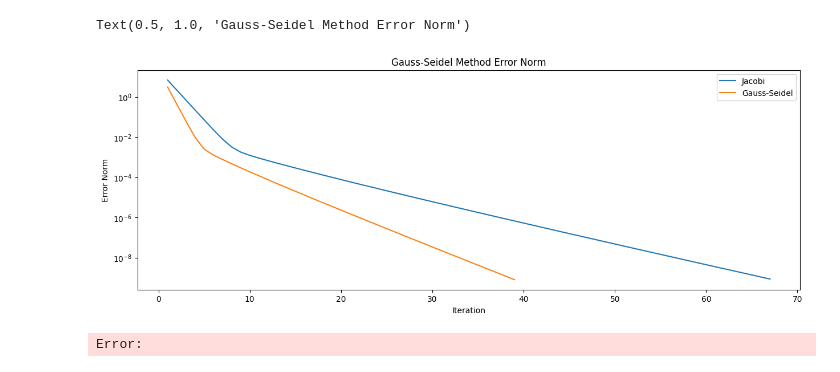
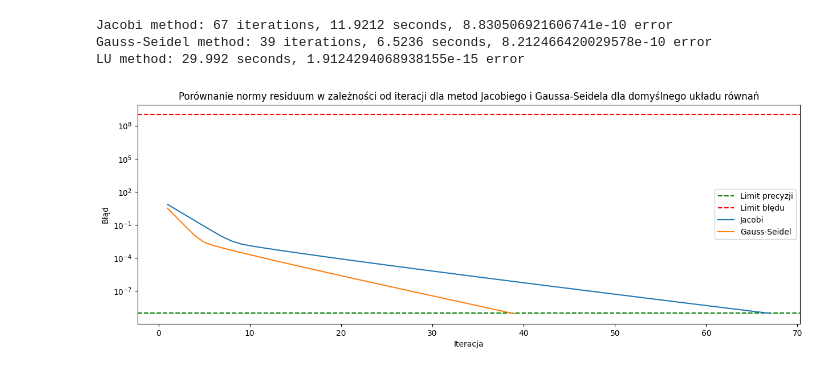
Before and after one commit to KanarekLife/NM, a Jupyter notebook: Project02/src/main.ipynb, the cells around one changed output. Drawn from its saved outputs; the diff is of its cells as text; code cells hidden in the pictures.

```diff
--- a/Project02/src/main.ipynb
+++ b/Project02/src/main.ipynb
@@ -122,14 +59,27 @@ $\displaystyle X = \begin{bmatrix}
-# %%
-plt.figure(figsize=(15, 5))
-plt.yscale("log")
-plt.plot(jacobi_e)
-plt.plot(gauss_e)
-plt.xlabel("Iteration")
-plt.ylabel("Error Norm")
-plt.legend(["Jacobi", "Gauss-Seidel"])
-plt.title("Gauss-Seidel Method Error Norm")
-# %% [output]
-Text(0.5, 1.0, 'Gauss-Seidel Method Error Norm')
-[figure, removed]
-Error:
+# %%
+jacobi_result = solve_jacobi(a, b)
+gauss_seidel_result = solve_gauss_seidel(a, b)
+lu_result = solve_lu(a, b)
+# %%
+print(f'Jacobi method: {jacobi_result.iterations} iterations, {round(jacobi_result.took, 4)} seconds, {jacobi_result.errors[-1]} error')
+print(f'Gauss-Seidel method: {gauss_seidel_result.iterations} iterations, {round(gauss_seidel_result.took, 4)} seconds, {gauss_seidel_result.errors[-1]} error')
+print(f'LU method: {round(lu_result.took, 4)} seconds, {lu_result.error} error')
+# %% [output]
+Jacobi method: 67 iterations, 11.9212 seconds, 8.830506921606741e-10 error
+Gauss-Seidel method: 39 iterations, 6.5236 seconds, 8.212466420029578e-10 error
+LU method: 29.992 seconds, 1.9124294068938155e-15 error
+# %%
+plt.figure(figsize=(15, 5))
+plt.yscale('log')
+plt.axhline(y=1e-9, color='g', linestyle='--')
+plt.axhline(y=1e9, color='r', linestyle='--')
+plt.plot(jacobi_result.errors)
+plt.plot(gauss_seidel_result.errors)
+plt.legend(['Limit precyzji', 'Limit błędu', 'Jacobi', 'Gauss-Seidel'])
+plt.xlabel('Iteracja')
+plt.ylabel('Błąd')
+plt.title('Porównanie normy residuum w zależności od iteracji dla metod Jacobiego i Gaussa-Seidela dla domyślnego układu równań')
+plt.savefig('../dist/jacobi-gauss-seidel-default-comparison.svg')
+# %% [output]
+[figure, added]
 # %%
```
Also changed, not shown: parts of 13 cells of this notebook, 10 other files.
